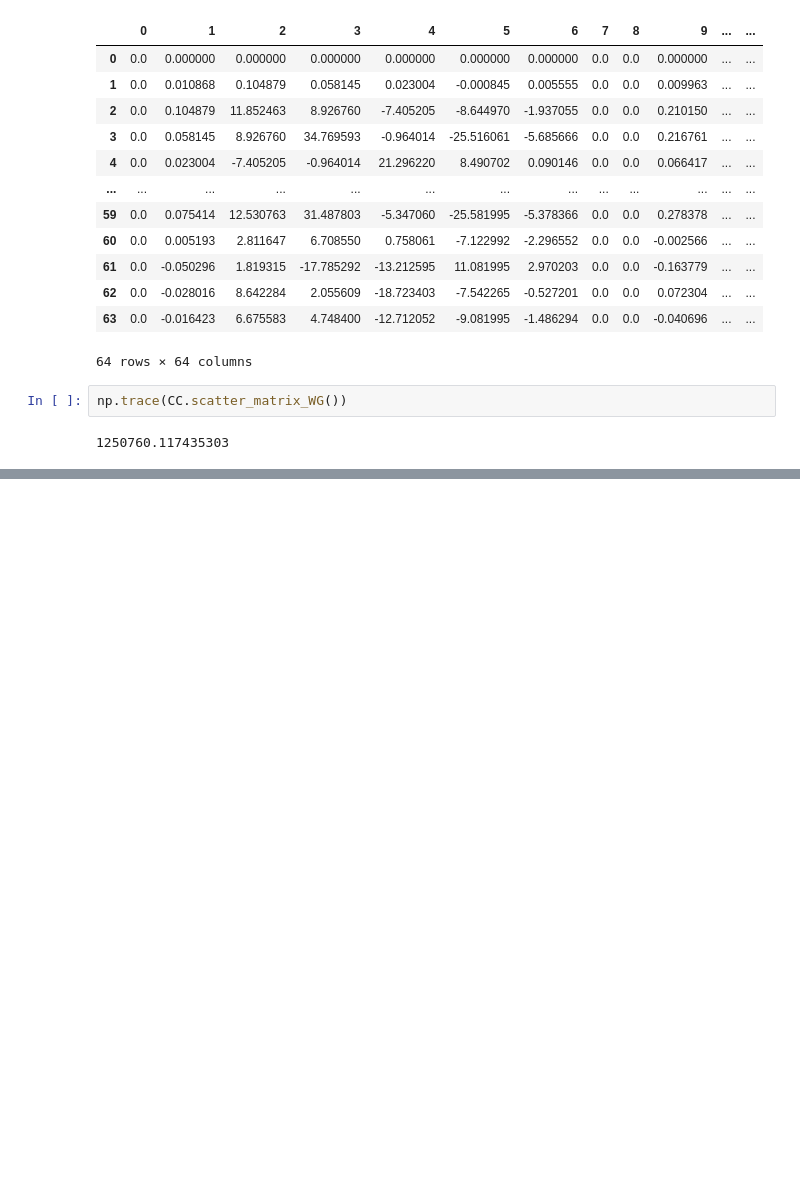
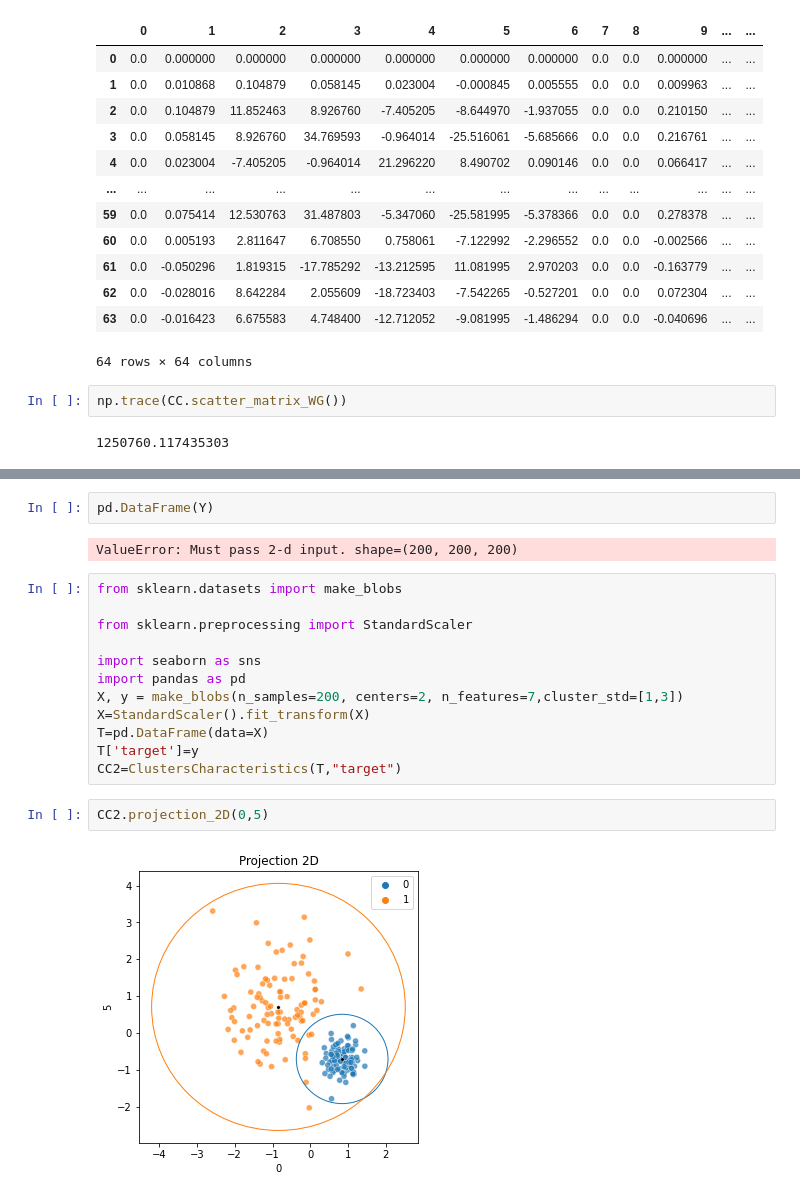
Before and after one commit to Simon-Bertrand/Clusters-Features, a Jupyter notebook: README.ipynb, the cells around one changed output, grey strips where cells are left out. Saved outputs shown, nothing was run; the diff lists cells and outputs as text; blank space fills up the shorter version.

```diff
--- a/README.ipynb
+++ b/README.ipynb
@@ -117,0 +166,20 @@ CC.score_index_info("max")
+# %%
+pd.DataFrame(Y)
+# %% [output]
+ValueError: Must pass 2-d input. shape=(200, 200, 200)
+# %%
+from sklearn.datasets import make_blobs
+
+from sklearn.preprocessing import StandardScaler
+
+import seaborn as sns
+import pandas as pd
+X, y = make_blobs(n_samples=200, centers=2, n_features=7,cluster_std=[1,3])
+X=StandardScaler().fit_transform(X)
+T=pd.DataFrame(data=X)
+T['target']=y
+CC2=ClustersCharacteristics(T,"target")
+# %%
+CC2.projection_2D(0,5)
+# %% [output]
+[figure, added]
```
Also changed, not shown: parts of 29 cells of this notebook, 1 other file.
